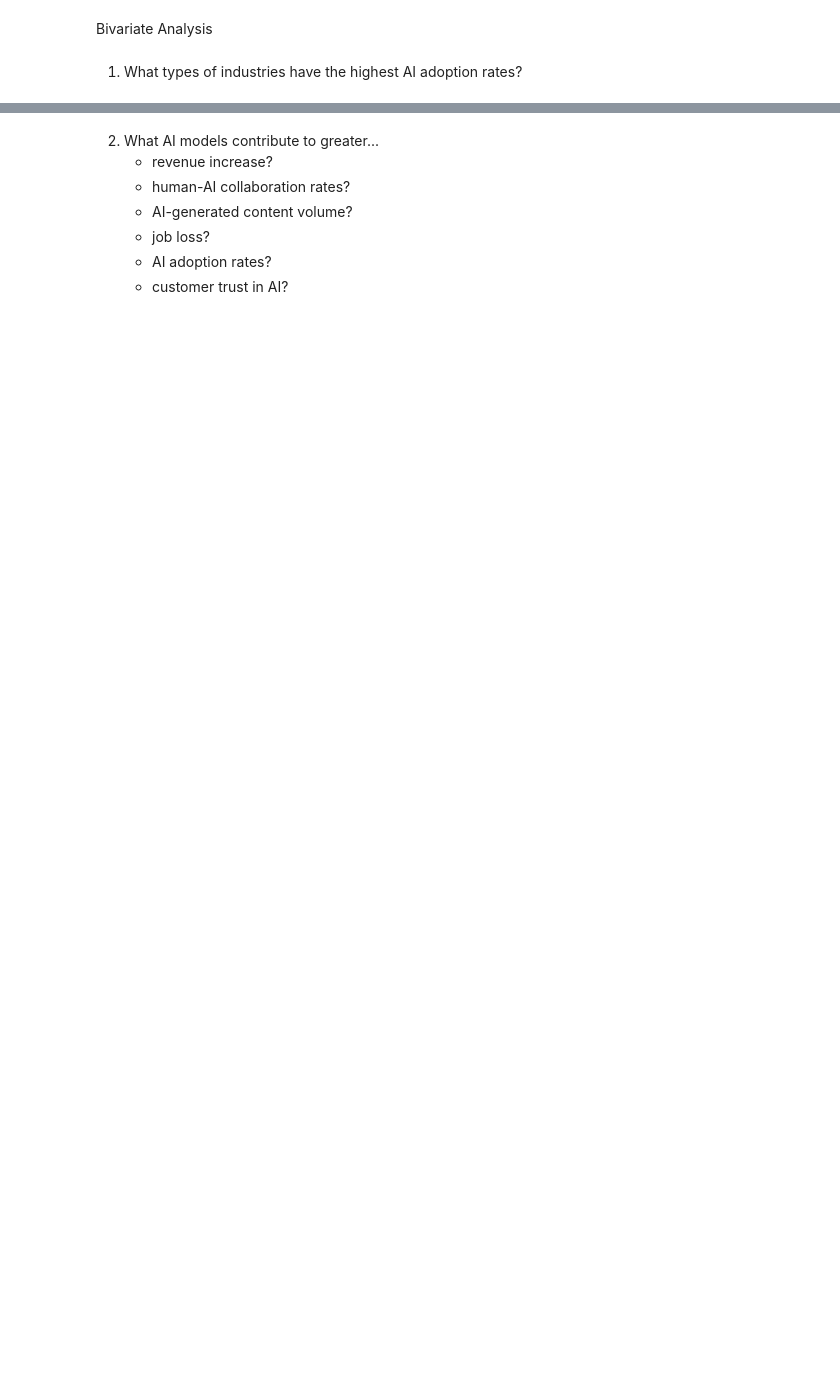
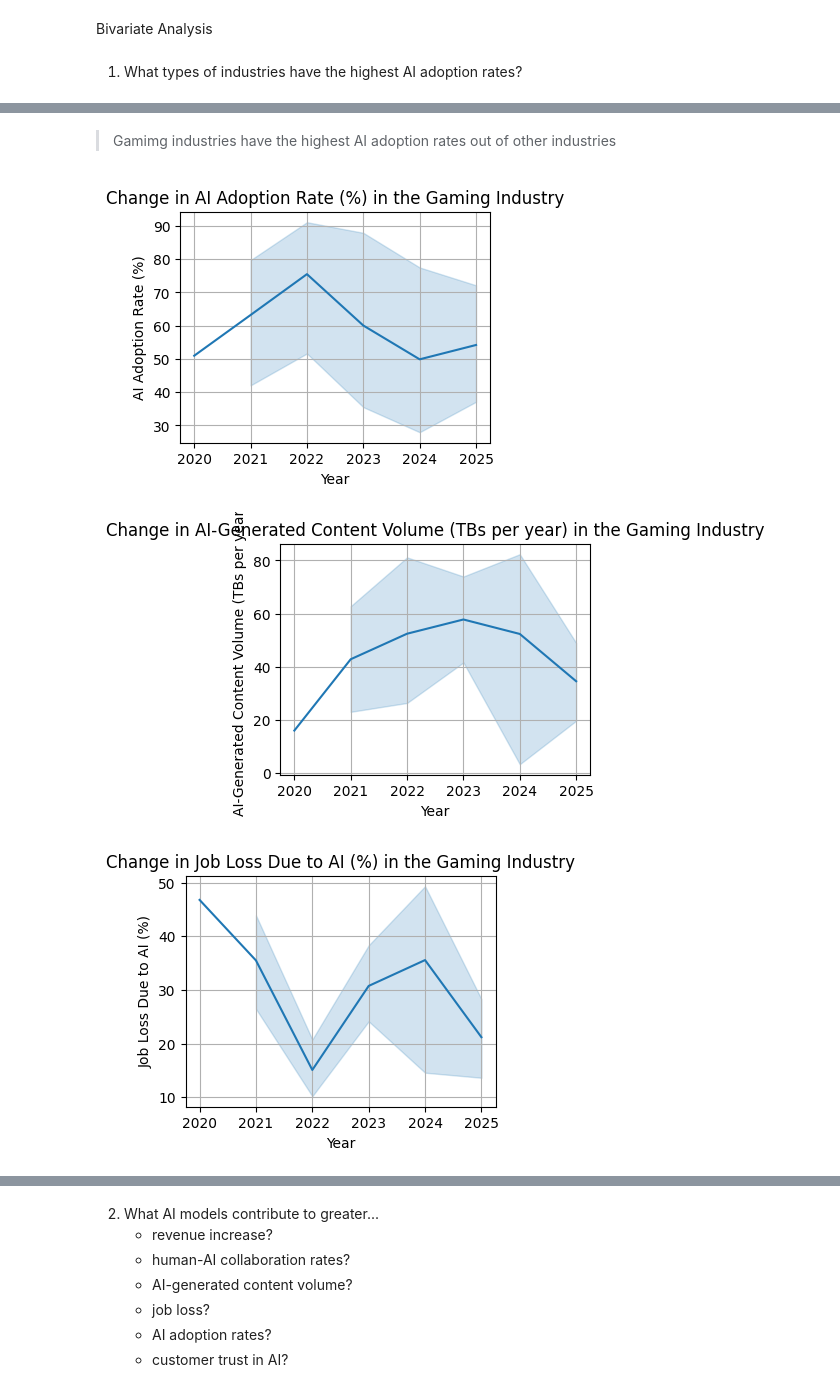
Before and after one commit to SaanvikaVanga/FTI-DSRP-AI_Impact_Research, a Jupyter notebook: Code_For_AI_Impact_Research.ipynb, the cells around one changed output, grey strips where cells are left out. Saved outputs shown, nothing was run; the diff lists cells and outputs as text; code cells hidden in the pictures; blank space fills up the shorter version.

```diff
--- a/Code_For_AI_Impact_Research.ipynb
+++ b/Code_For_AI_Impact_Research.ipynb
@@ -100,0 +137,22 @@ plt.figure(figsize=(10, 6))
+# %% [markdown]
+
+
+> Gamimg industries have the highest AI adoption rates out of other industries
+# %%
+gaming_df = df[df['Industry'] == 'Gaming']
+
+tests = df.columns.tolist()
+tests.remove('Industry')
+tests.remove('Country')
+tests.remove('Year')
+
+for i in tests:
+    plt.figure(figsize=(4, 3))
+    sns.lineplot(data=gaming_df, x='Year', y=i)
+    plt.title(f'Change in {i} in the Gaming Industry')
+    plt.grid(True)
+    plt.xlabel('Year')
+# %% [output]
+[figure, added]
+[figure, added]
+[figure, added]
```
Also changed, not shown: parts of 18 cells of this notebook.
